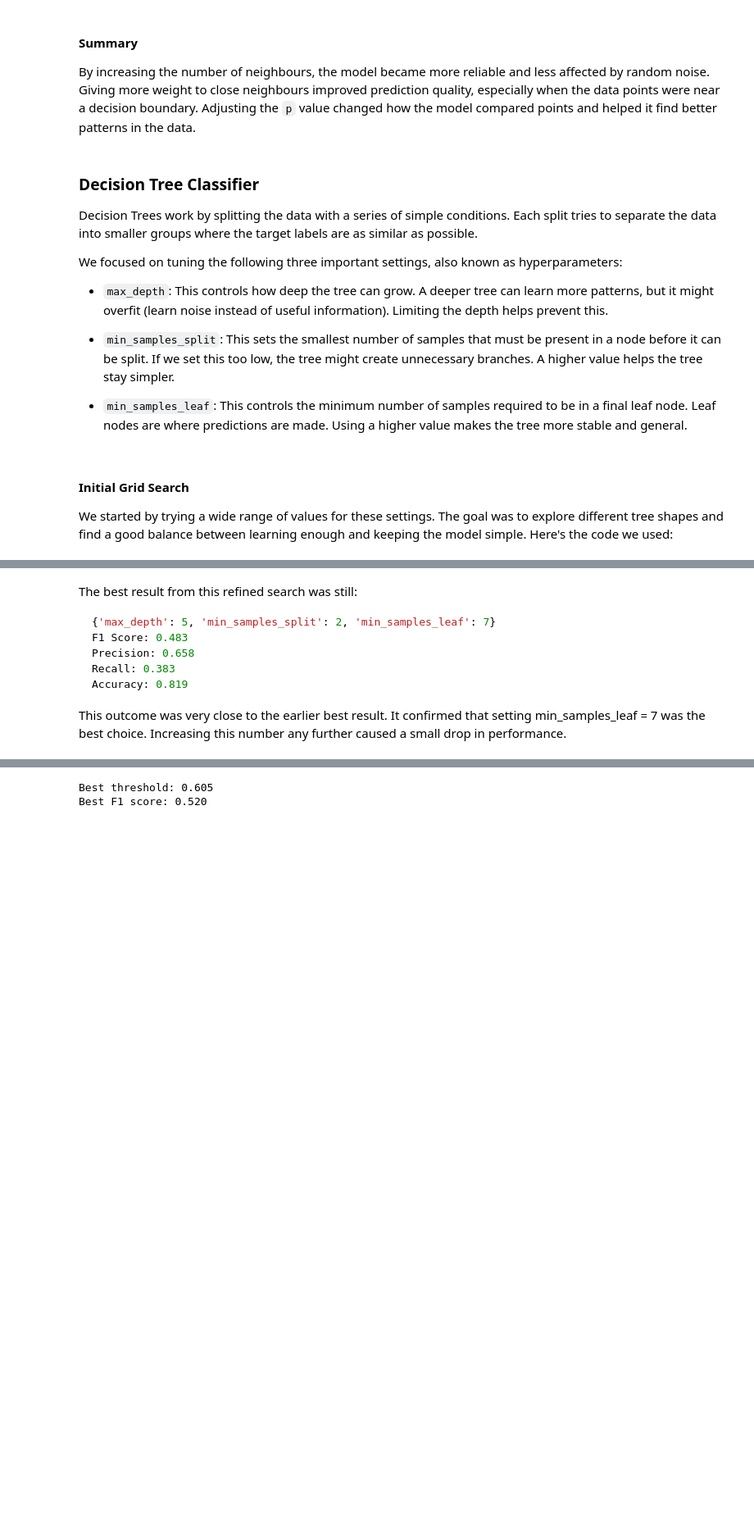
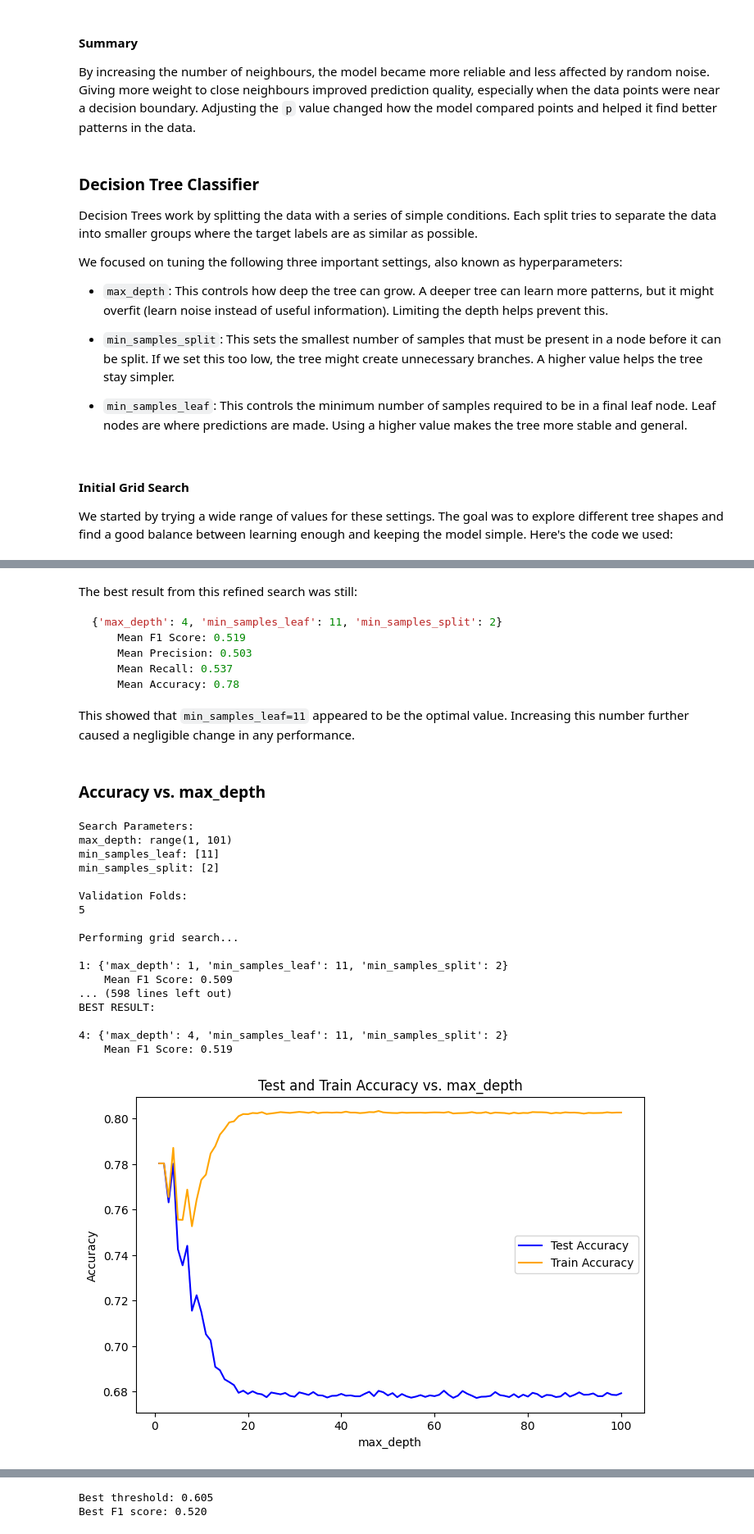
Before and after one commit to SpikeElliot/Data-Mining-Case-Studies, a Jupyter notebook: creditdefault_study/creditdefault.ipynb, the cells around one changed output, grey strips where cells are left out. Shown at 82% size. Cells and saved outputs as stored; diff of their text form; code cells hidden in the pictures; blank space fills up the shorter version.

````diff
--- a/creditdefault_study/creditdefault.ipynb
+++ b/creditdefault_study/creditdefault.ipynb
@@ -234,17 +260,19 @@ def model_trainer(
     for k, v in param_grid.items():
         print(f"{k}: {v}")
     print(f"\n{BLUE}Validation Folds:{RESET}\n{validation_folds}")
-    print(f"\n{UNDERLINE}{BLUE}Performing grid search...{RESET}")
+    print(f"\n{UNDERLINE}{BLUE}Performing hyperparameter search...{RESET}")
 
     if random: # Perform a random search
         search = RandomizedSearchCV(
             estimator=model,
             param_distributions=param_grid,
             cv=validation_folds,
+            n_iter=20,
             n_jobs=-1,
             scoring=["accuracy", "precision", "recall", "f1"],
             refit="f1",
-            return_train_score=True
+            return_train_score=True,
+            error_score="raise"
         ).fit(X, y)
     else: # Perform a grid search
         search = GridSearchCV(
@@ -621,10 +728,46 @@ DecisionTreeClassifier(class_weight='balanced', max_depth=4,
 # %% [markdown]
 The best result from this refined search was still:
 ```python
-{'max_depth': 5, 'min_samples_split': 2, 'min_samples_leaf': 7}
-F1 Score: 0.483
-Precision: 0.658
-Recall: 0.383
-Accuracy: 0.819
+{'max_depth': 4, 'min_samples_leaf': 11, 'min_samples_split': 2}
+    Mean F1 Score: 0.519
+    Mean Precision: 0.503
+    Mean Recall: 0.537
+    Mean Accuracy: 0.78
 ```
-This outcome was very close to the earlier best result. It confirmed that setting min_samples_leaf = 7 was the best choice. Increasing this number any further caused a small drop in performance.
+This showed that `min_samples_leaf=11` appeared to be the optimal value. Increasing this number further caused a negligible change in any performance.
+# %% [markdown]
+### Accuracy vs. max_depth
+# %%
+decision_tree_param_grid = {
+    "max_depth": range(1, 101),
+    "min_samples_leaf": [11],
+    "min_samples_split": [2],
+}
+
+decision_tree, results = model_trainer(
+    decision_tree,
+    prepared_X_train,
+    y_train,
+    decision_tree_param_grid
+)
+
+plot_accuracy_vs_hyperparameter(results, param_name="max_depth")
+# %% [output]
+Search Parameters:
+max_depth: range(1, 101)
+min_samples_leaf: [11]
+min_samples_split: [2]
+
+Validation Folds:
+5
+
+Performing grid search...
+
+1: {'max_depth': 1, 'min_samples_leaf': 11, 'min_samples_split': 2}
+    Mean F1 Score: 0.509
+... (598 lines left out)
+BEST RESULT:
+
+4: {'max_depth': 4, 'min_samples_leaf': 11, 'min_samples_split': 2}
+    Mean F1 Score: 0.519
+[figure, added]
````
Also changed, not shown: parts of 56 cells of this notebook.
